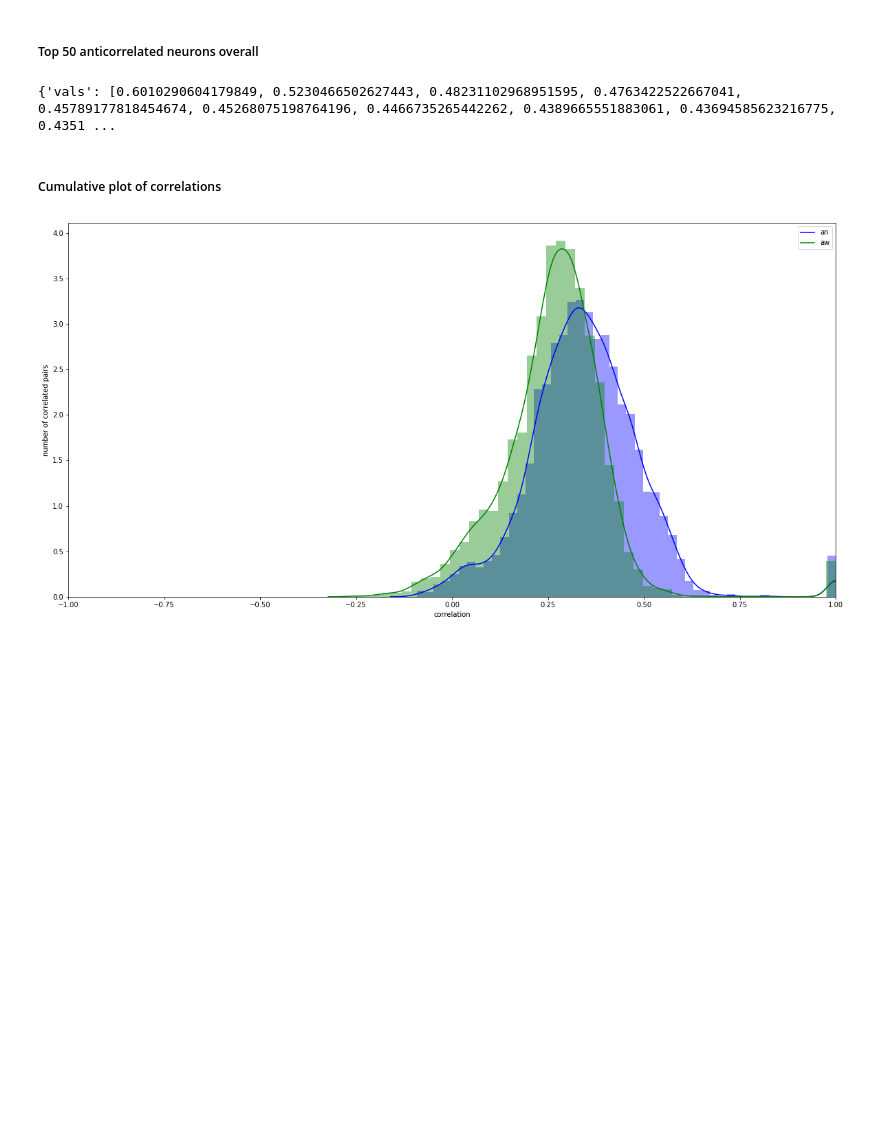
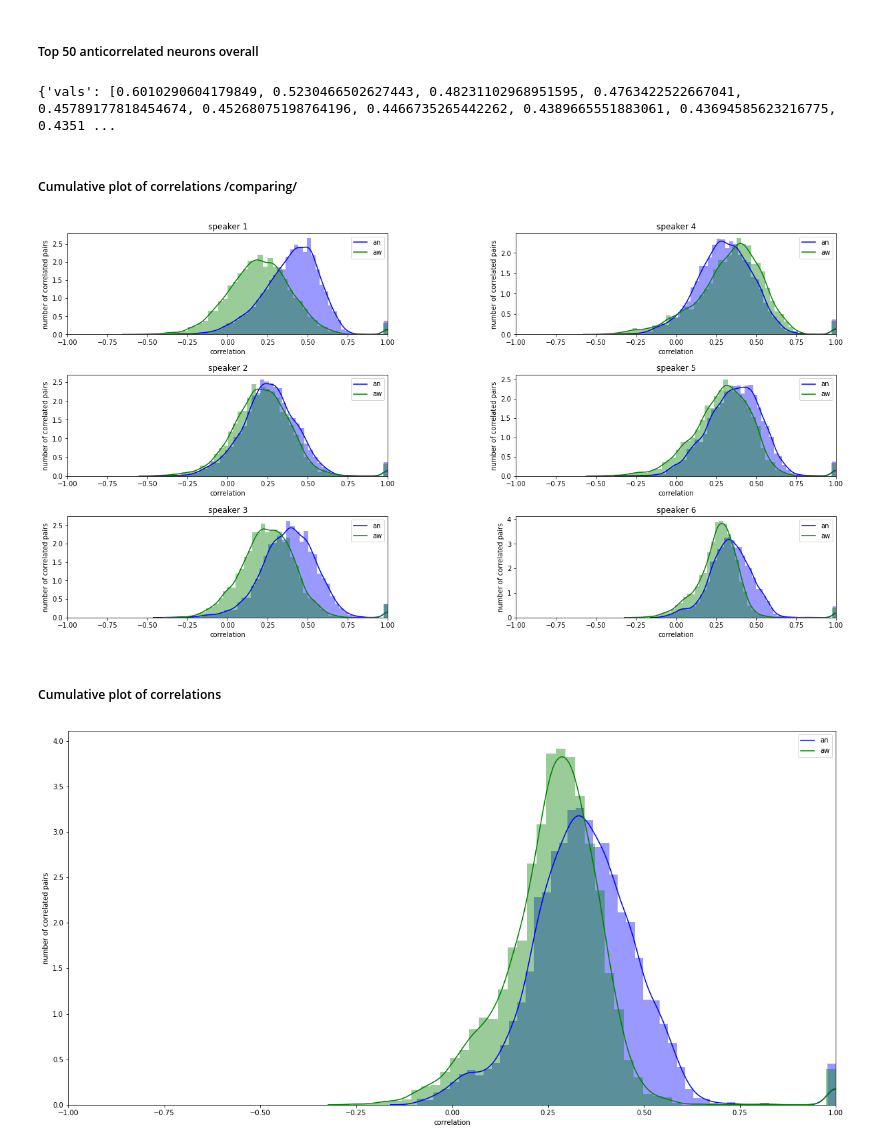
Before and after one commit to nedeljkovicmajaa/LMU_neuroscience, a Jupyter notebook: noise_correlation.ipynb, the cells around one changed output. Saved outputs shown, nothing was run; the diff lists cells and outputs as text; code cells hidden in the pictures; blank space fills up the shorter version.

```diff
--- a/noise_correlation.ipynb
+++ b/noise_correlation.ipynb
@@ -20,0 +24,12 @@ roi_load = sio.loadmat('C:/Users/m.nedeljkovic/Desktop/allROIPositions.mat')['al
+# %%
+#Dividing data into trials, anst state and awake state
+
+def divide_data(index, trial, mat_load):
+
+    index[trial] = index[trial] + index[trial-1]
+    dat_tr = mat_load[index[trial-1] : index[trial]+1, :, :, 0, :, :]
+
+    #choose state
+    dat_stan = dat_tr[:, 0, :, :, :]
+    dat_staw = dat_tr[:, 1, :, :, :]
+    return index, dat_tr, dat_stan, dat_staw
@@ -242,6 +222,62 @@ top50_change_tr['info'] = info_sort[:50]
 print(top50_change_tr)
 # %% [output]
 {'vals': [0.6010290604179849, 0.5230466502627443, 0.48231102968951595, 0.4763422522667041, 0.45789177818454674, 0.45268075198764196, 0.4466735265442262, 0.4389665551883061, 0.43694585623216775, 0.4351 ...
+# %% [markdown]
+##### Cumulative plot of correlations /comparing/
+# %%
+import warnings
+warnings.filterwarnings('ignore')
+
+#lenghts of each trial
+index = [0, 118, 88, 100, 98, 109, 78, 121, 76, 113, 97, 112, 118]
+
+for trial in range(1,len(index)):
+
+    index, dat_tr, dat_stan, dat_staw = divide_data(index, trial, mat_load)
+
+    for sesion in range(4):
+
+        #choose session
+        dat_sean = dat_stan[:, sesion, :, :]
+        dat_seaw = dat_staw[:, sesion, :, :]
+
+        #plot the correlation distribution
+        f, ax = plt.subplots(3,2,figsize=(20, 10))
+        for speaker in range(0,6):
+            #make dict to convert to dataframe
+            if(speaker==5):
+                dat_df_an, dat_df_aw = make_dict(dat_sean, dat_seaw)
+            else:
+                dat_df_an, dat_df_aw = make_dict_one_speaker(dat_sean, dat_seaw, speaker)
+
+            #exclude the rows/columns which index is not in the other dataframe
+            df_corr_an, df_corr_aw = exclude_nan(dat_df_an, dat_df_aw)
+
+            df_an_line = df_corr_an.unstack()
+            so1 = df_an_line.sort_values(kind="quicksort")
+            df_aw_line = df_corr_aw.unstack()
+            so2 = df_aw_line.sort_values(kind="quicksort")
+
+
+            ax[speaker%3][speaker//3].set_xlim([-1, 1])
+            ax[speaker%3][speaker//3].set_xlabel('correlation')
+            ax[speaker%3][speaker//3].set_ylabel('number of correlated pairs')
+            ax[speaker%3][speaker//3].set_title('speaker ' + str(speaker+1))
+
+            sns.distplot(so1, hist=True, color="b", ax=ax[speaker%3][speaker//3])
+            sns.distplot(so2, hist=True, color="g", ax=ax[speaker%3][speaker//3])
+            ax[speaker%3][speaker//3].legend(['an', 'aw'])
+            plt.subplots_adjust(left=0.1,
+                    bottom=0.1,
+                    right=0.9,
+                    top=0.9,
+                    wspace=0.4,
+                    hspace=0.4)
+
+        break
+    break
+# %% [output]
+[figure, added]
 # %% [markdown]
 ##### Cumulative plot of correlations
 # %%
```
Also changed, not shown: parts of 11 cells of this notebook, 1 other file.
